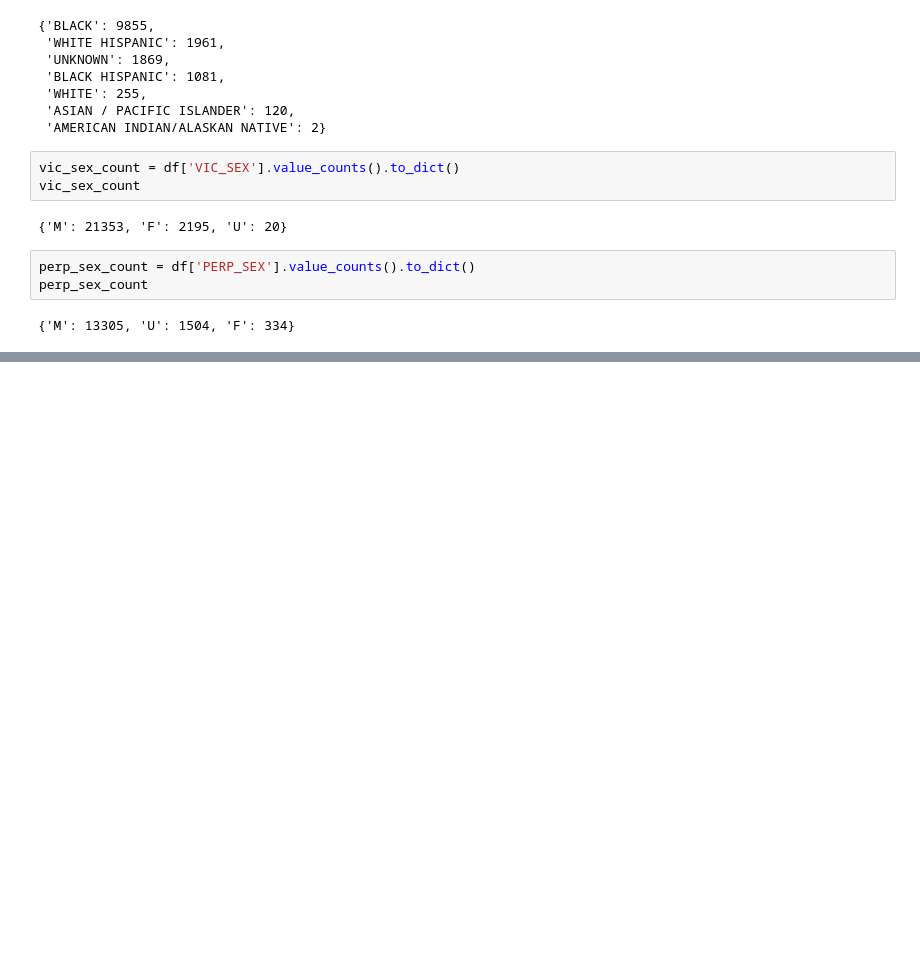
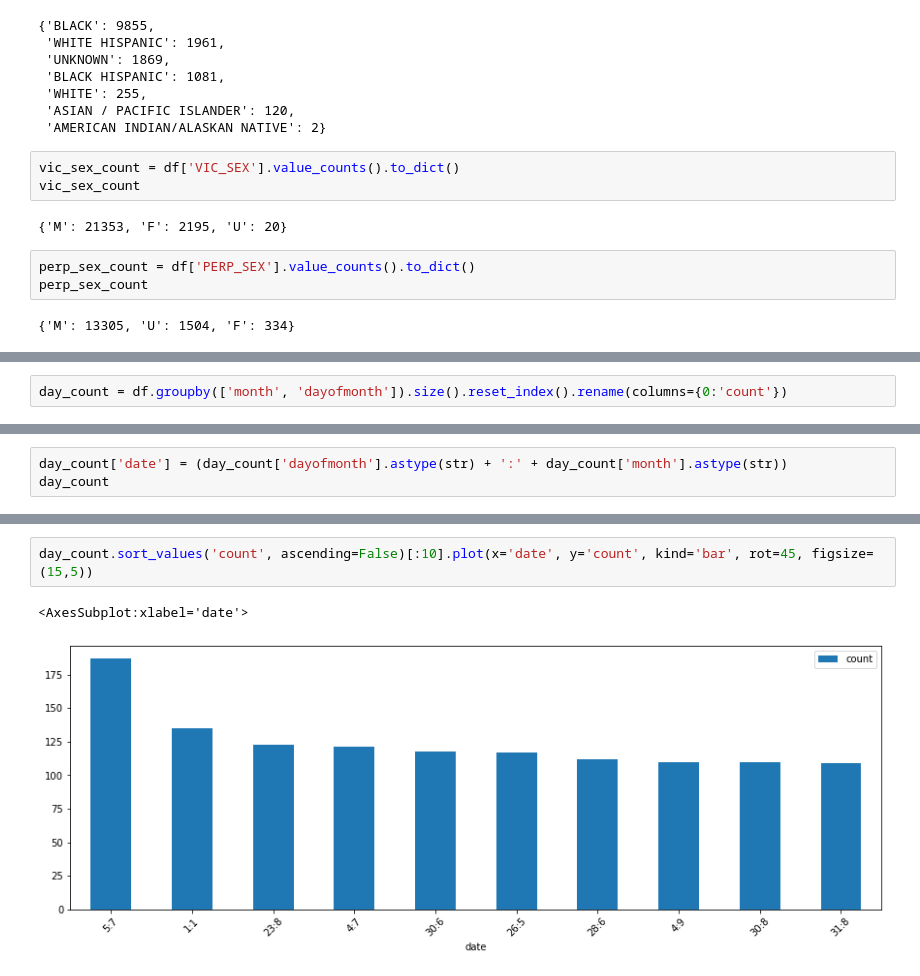
Before and after one commit to fredrikbw/ADS-Group-Project, a Jupyter notebook: Example.ipynb, the cells around one changed output, grey strips where cells are left out. Cells and saved outputs as stored; diff of their text form; blank space fills up the shorter version.

```diff
--- a/Example.ipynb
+++ b/Example.ipynb
@@ -107,0 +222,2 @@ perp_sex_count
+# %%
+day_count = df.groupby(['month', 'dayofmonth']).size().reset_index().rename(columns={0:'count'})
@@ -107,0 +244,3 @@ perp_sex_count
+# %%
+day_count['date'] = (day_count['dayofmonth'].astype(str) + ':' + day_count['month'].astype(str))
+day_count
@@ -107,0 +261,5 @@ perp_sex_count
+# %%
+day_count.sort_values('count', ascending=False)[:10].plot(x='date', y='count', kind='bar', rot=45, figsize=(15,5))
+# %% [output]
+<AxesSubplot:xlabel='date'>
+[figure, added]
```
Also changed, not shown: parts of 27 cells of this notebook, 1 other file.
